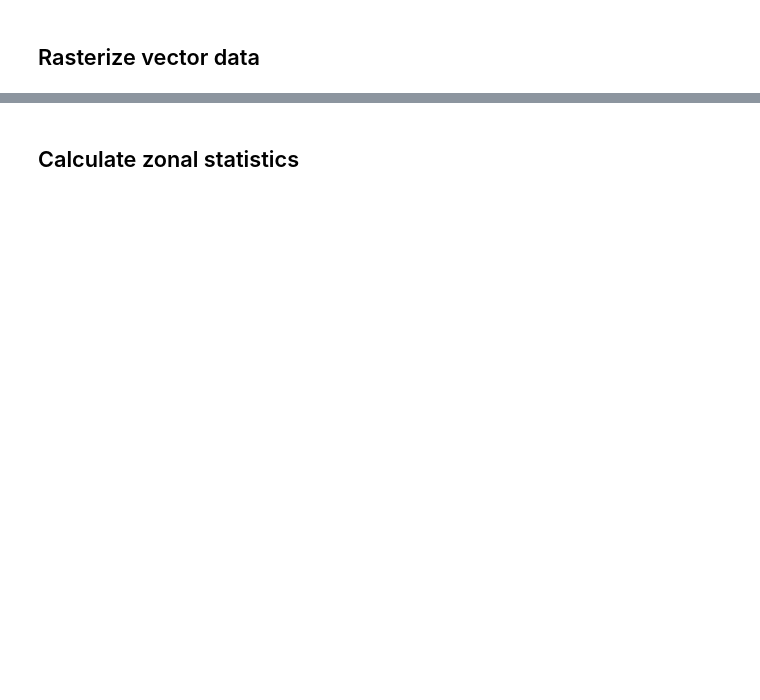
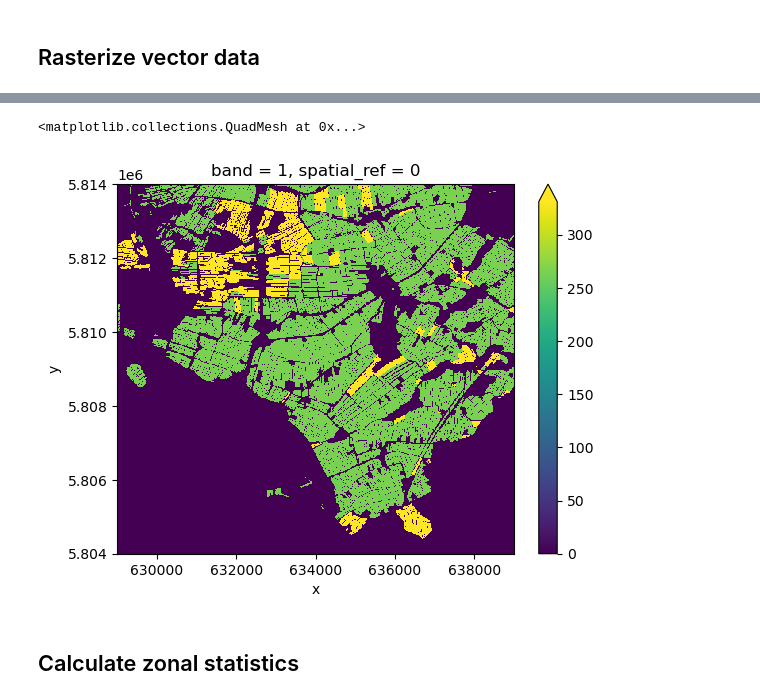
Before and after one commit to bhawiyuga/workshop-python-geospatial, a Jupyter notebook: zonal-statistics.ipynb, the cells around one changed output, grey strips where cells are left out. Cells and saved outputs as stored; diff of their text form; code cells hidden in the pictures; blank space fills up the shorter version.

```diff
--- a/zonal-statistics.ipynb
+++ b/zonal-statistics.ipynb
@@ -19,2 +136,16 @@
+# %%
+# Convert numpy ndarray to be xarray for convinience of operation
+# - Import xarray
+import xarray as xr
+# - Copy the shape and metadata from the NDVI data
+fields_rasterized_xarr = ndvi.copy()
+# - Change the data with the rasterized vector
+fields_rasterized_xarr.data = fields_rasterized
+
+# Visualize using built-in plot function (no need to explicitely using matplotlib)
+fields_rasterized_xarr.plot(robust=True)
+# %% [output]
+<matplotlib.collections.QuadMesh at 0x...>
+[figure, added]
 # %% [markdown]
 ## Calculate zonal statistics
```
Also changed, not shown: parts of 18 cells of this notebook, 1 other file.
